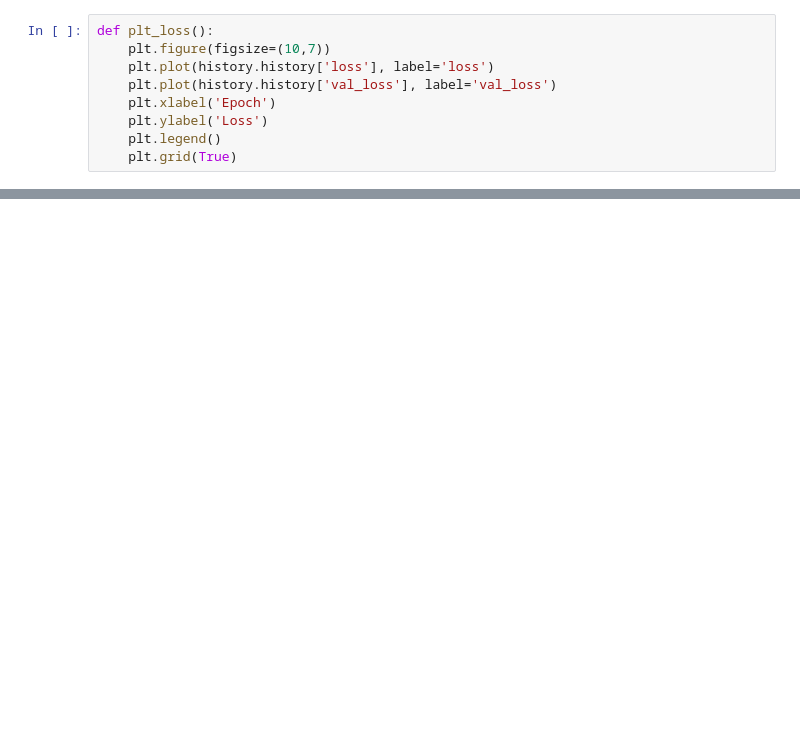
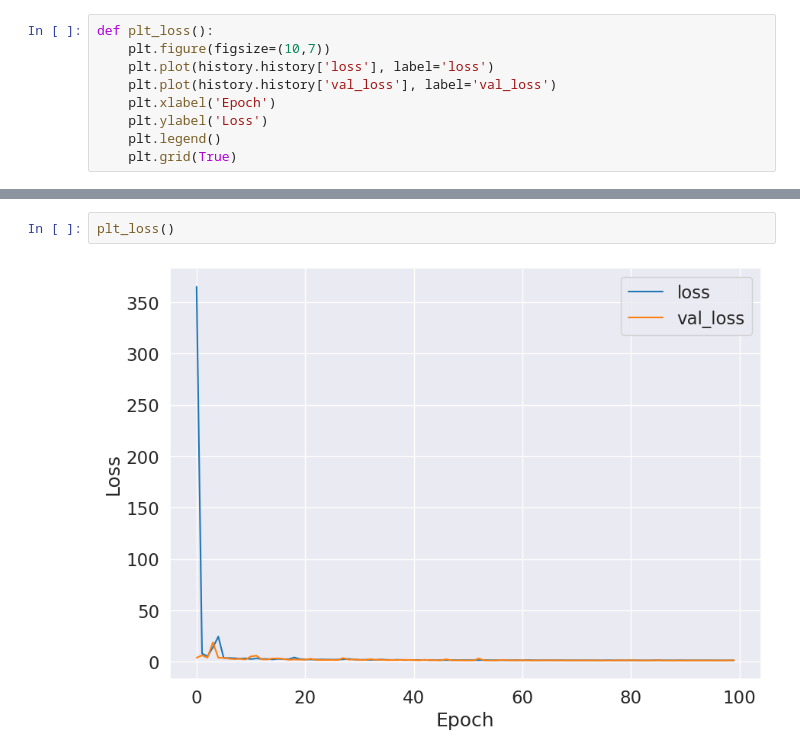
Before and after one commit to andrepgalhardo/Projetcs, a Jupyter notebook: Regression - California Housing.ipynb, the cells around one changed output, grey strips where cells are left out. Cells and saved outputs as stored; diff of their text form; blank space fills up the shorter version.

```diff
--- a/Regression - California Housing.ipynb
+++ b/Regression - California Housing.ipynb
@@ -278,0 +273,4 @@ mse_test
+# %%
+plt_loss()
+# %% [output]
+[figure, added]
```
Also changed, not shown: parts of 10 cells of this notebook, 1 other file.
